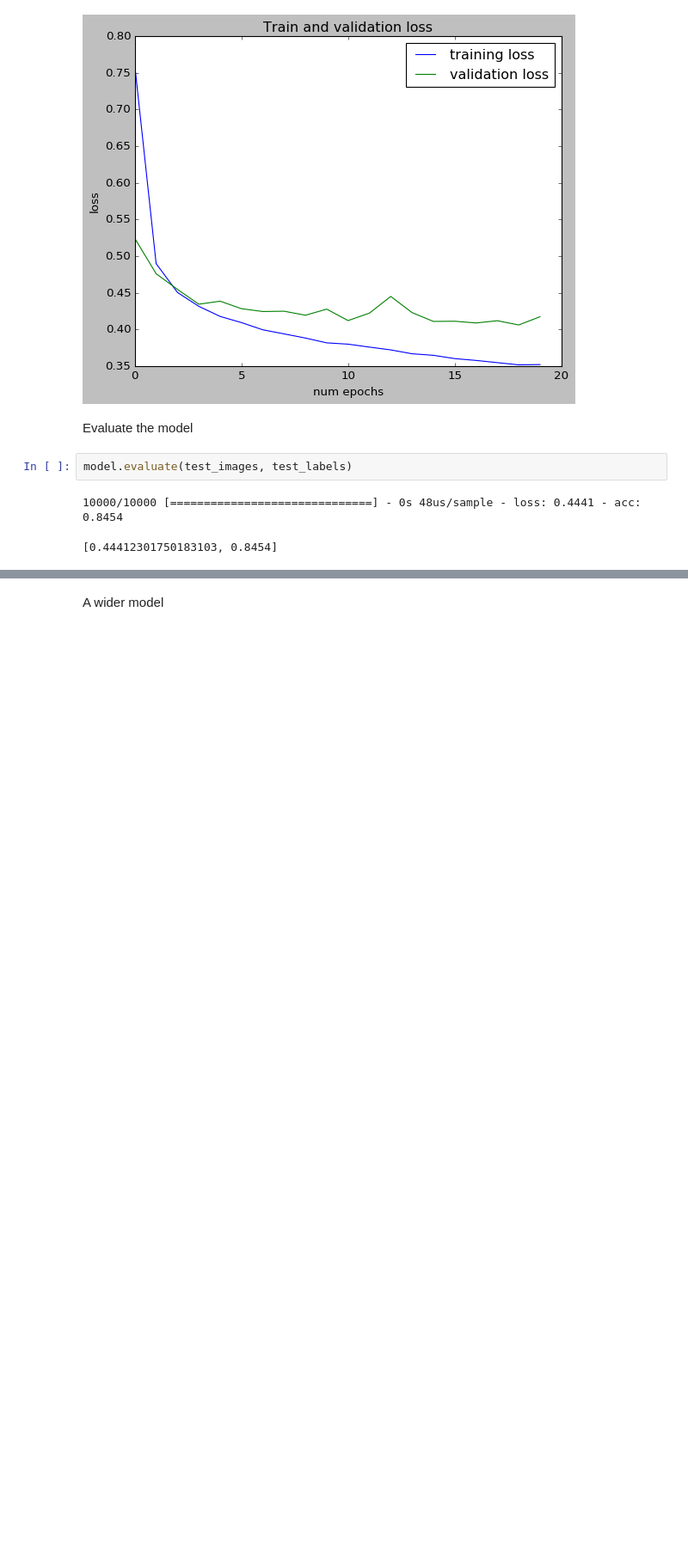
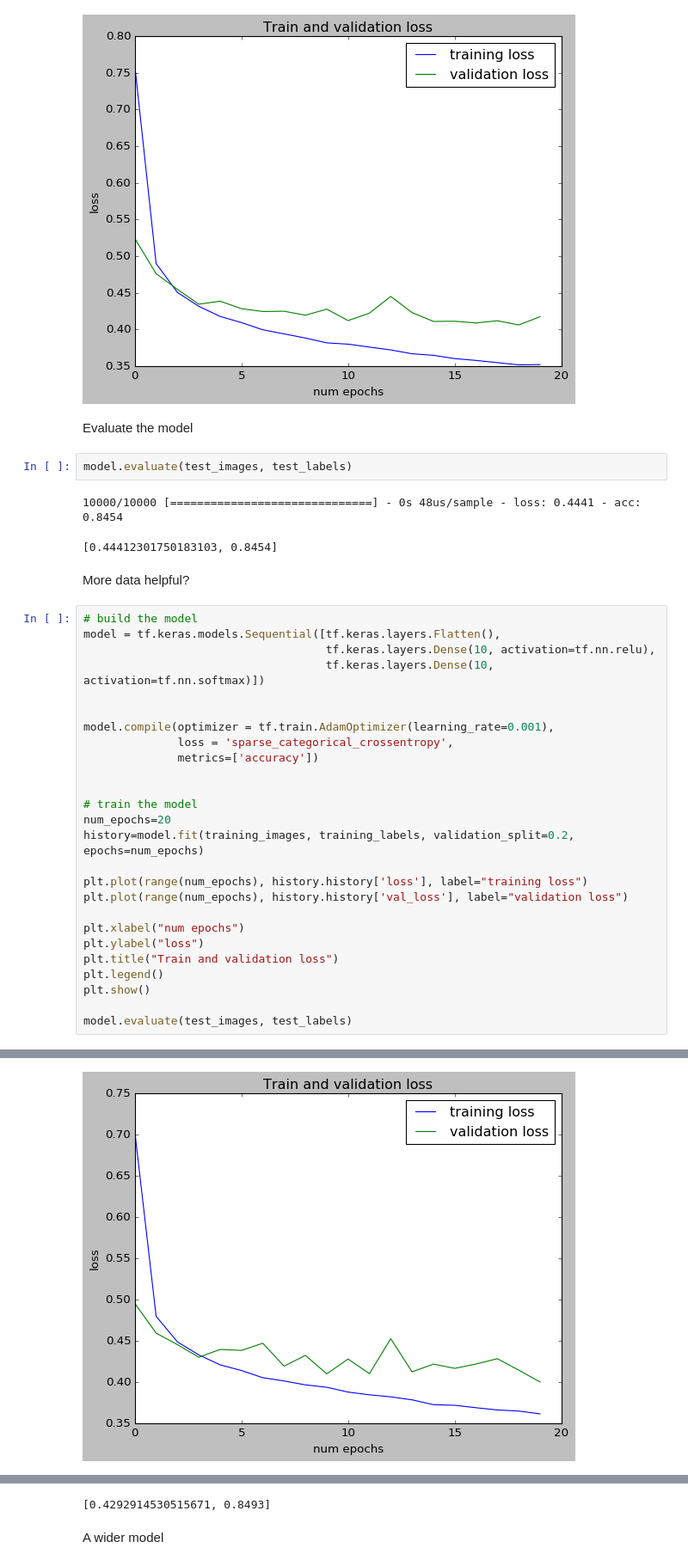
Before and after one commit to lucius-yu/colab-tutorial, a Jupyter notebook: fashion_mnist_dnn.ipynb, the cells around one changed output, grey strips where cells are left out. Shown: that part at 86% size. Saved outputs shown, nothing was run; the diff lists cells and outputs as text; blank space fills up the shorter version.

```diff
--- a/fashion_mnist_dnn.ipynb
+++ b/fashion_mnist_dnn.ipynb
@@ -129,3 +115,32 @@ model.evaluate(test_images, test_labels)
 # %% [output]
 10000/10000 [==============================] - 0s 48us/sample - loss: 0.4441 - acc: 0.8454
 [0.44412301750183103, 0.8454]
+# %% [markdown]
+More data helpful?
+# %%
+# build the model
+model = tf.keras.models.Sequential([tf.keras.layers.Flatten(),
+                                    tf.keras.layers.Dense(10, activation=tf.nn.relu),
+                                    tf.keras.layers.Dense(10, activation=tf.nn.softmax)])
+
+
+model.compile(optimizer = tf.train.AdamOptimizer(learning_rate=0.001),
+              loss = 'sparse_categorical_crossentropy',
+              metrics=['accuracy'])
+
+
+# train the model
+num_epochs=20
+history=model.fit(training_images, training_labels, validation_split=0.2, epochs=num_epochs)
+
+plt.plot(range(num_epochs), history.history['loss'], label="training loss")
+plt.plot(range(num_epochs), history.history['val_loss'], label="validation loss")
+
+plt.xlabel("num epochs")
+plt.ylabel("loss")
+plt.title("Train and validation loss")
+plt.legend()
+plt.show()
+
+model.evaluate(test_images, test_labels)
+# %% [output]
@@ -131,0 +164 @@ model.evaluate(test_images, test_labels)
+[figure, added]
@@ -132,3 +166,4 @@ model.evaluate(test_images, test_labels)
+[0.4292914530515671, 0.8493]
 # %% [markdown]
 A wider model
 # %%
```
Also changed, not shown: parts of 5 cells of this notebook.
